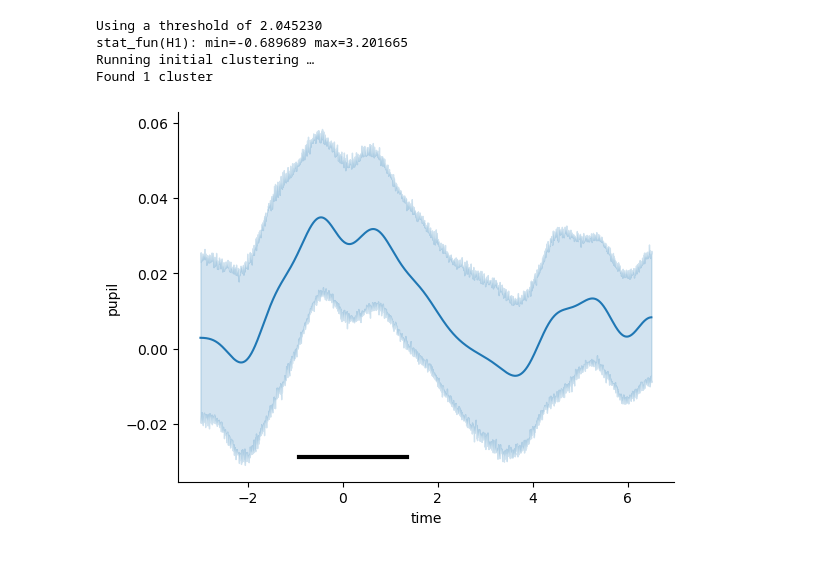
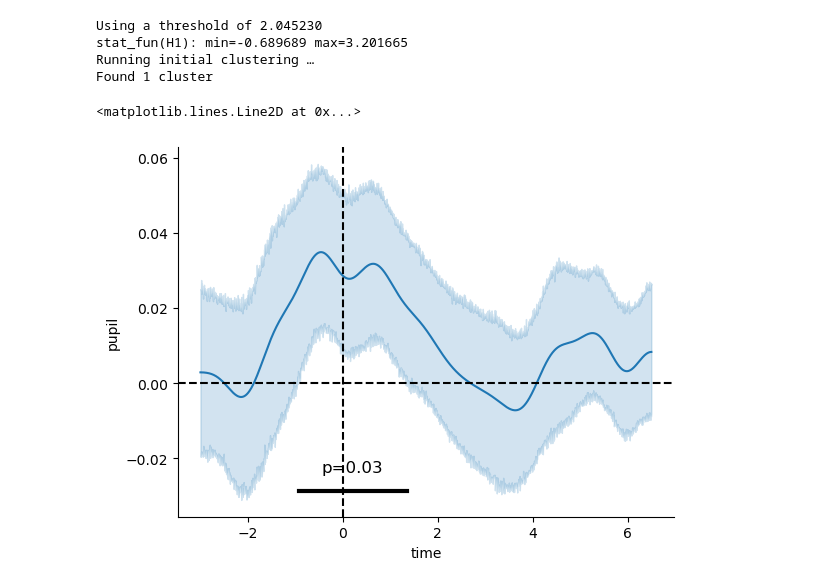
Before and after one commit to Gilles86/risk_experiment, a Jupyter notebook: risk_experiment/pupil/check_significant_clusters.ipynb, the cells around one changed output. Cells and saved outputs as stored; diff of their text form; code cells hidden in the pictures.

```diff
--- a/risk_experiment/pupil/check_significant_clusters.ipynb
+++ b/risk_experiment/pupil/check_significant_clusters.ipynb
@@ -22,12 +22,17 @@ Found 1 cluster
 # %%
 sns.lineplot(ts.reset_index(), x='time', y='pupil')
 sns.despine()
 
 ts
 
-for cl in clusters:
+for p, cl in zip(cluster_pv, clusters):
     times = ts.index.get_level_values('time')[cl]
     y = ts.loc[(slice(None), times), :].mean() - ts.loc[(slice(None), times), :].std()
     plt.plot([times.min(), times.max()], [y, y], lw=3, c='k')
+    plt.text(times.values.mean(), y+0.005, f'p={p:.2f}', ha='center', fontsize=12.)
+
+plt.axhline(0.0, c='k', ls='--')
+plt.axvline(0.0, c='k', ls='--')
 # %% [output]
+<matplotlib.lines.Line2D at 0x...>
-[figure, old version]
+[figure, new version]
```
Also changed, not shown: 14 other files.
